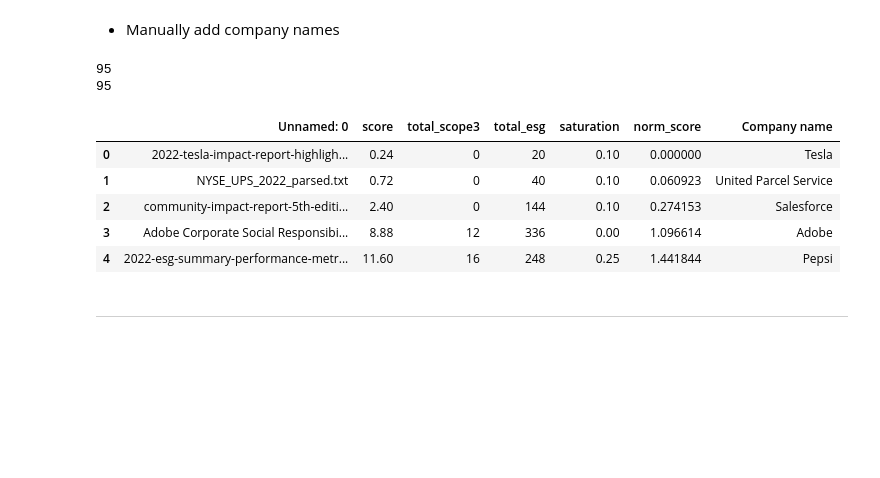
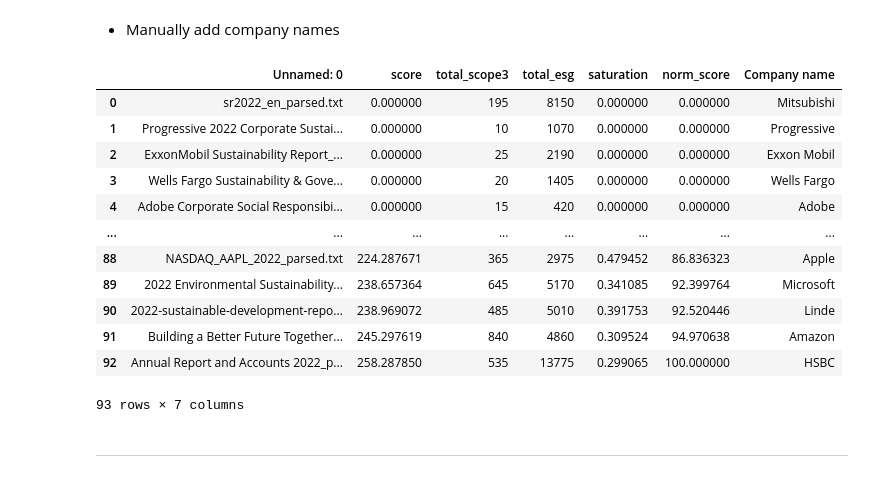
Before and after one commit to jbardowski/CS685_final_project, a Jupyter notebook: src/comp_scores/correlate_newsweek.ipynb, the cells around one changed output. Saved outputs shown, nothing was run; the diff lists cells and outputs as text; code cells hidden in the pictures; blank space fills up the shorter version.

```diff
--- a/src/comp_scores/correlate_newsweek.ipynb
+++ b/src/comp_scores/correlate_newsweek.ipynb
@@ -51,29 +66,35 @@ odf = pd.read_csv('../report_prediction/final_scores.csv', index_col=None)
 # for c in nwdf['Company'][400:]:
 #     print(c)
 # %%
-names = [
-    'Tesla', 'United Parcel Service', 'Salesforce', 'Adobe', 'Pepsi', 'Schwab', 'Progressive', 'SAP', 'Bank of America', 'Procter & Gamble', 'BlackRock', 'Novo Nordisk', 'Comcast', 'Wells Fargo', 'Intuit', 'Berkshire Hills Bancorp', 'Oracle', 'Union Pacific', 'Danaher', 'Blackstone', 'Exxon Mobil', 'Abbvie',
-    'Royal Bank of Canada', 'Amgen', 'S&P Global', 'Visa', 'AT&T', 'HDFC Bank', 'Walt Disney', 'JPMorgan Chase', 'Lowes', 'Micron', 'Goldman Sachs', 'Accenture', 'Toyota', 'Stryker', 'Walmart', 'Chevron', 'Honeywell', 'Lam Research', 'Intuitive', 'AstraZeneca', 'ServiceNow',
-    'Google', 'Novartis', 'Citi', 'Raytheon', 'Uber', 'Broadcom', 'UnitedHealth Group', 'ASML', 'Burger King', 'Verizon', 'Netflix', 'Mitsubishi', 'Morgan Stanley', 'McDonalds', 'Coca-Cola', 'Johnson & Johnson', 'Texas Instruments', 'GBT Travel Services', 'Cisco', 'Mastercard', 'Caterpillar',
-    'Qualcomm', 'Home Depot', 'IBM', 'Florida Power Light', 'T-Mobile', 'Eaton Vance', 'Nvidia', 'ConocoPhillips', 'Alibaba', 'Shell', 'Advanced Micro Devices', 'Unilever', 'Pfizer', 'Thermo Fisher Scientific', 'Merck', 'BHP', 'Taiwan Semiconductor', 'Applied Materials', 'TotalEnergies', 'AB InBev', 'General Electric',
-    'Costco', 'Apple', 'Abbott Laboratories', 'Intel', 'Linde', 'HSBC', 'Microsoft', 'Amazon', 'Philip Morris', 'Nike'
-]
-print(len(names))
-print(len(odf.index))
+# names = [
+#     'Tesla', 'United Parcel Service', 'Salesforce', 'Adobe', 'Pepsi', 'Schwab', 'Progressive', 'SAP', 'Bank of America', 'Procter & Gamble', 'BlackRock', 'Novo Nordisk', 'Comcast', 'Wells Fargo', 'Intuit', 'Berkshire Hills Bancorp', 'Oracle', 'Union Pacific', 'Danaher', 'Blackstone', 'Exxon Mobil', 'Abbvie',
+#     'Royal Bank of Canada', 'Amgen', 'S&P Global', 'Visa', 'AT&T', 'HDFC Bank', 'Walt Disney', 'JPMorgan Chase', 'Lowes', 'Micron', 'Goldman Sachs', 'Accenture', 'Toyota', 'Stryker', 'Walmart', 'Chevron', 'Honeywell', 'Lam Research', 'Intuitive', 'AstraZeneca', 'ServiceNow',
+#     'Google', 'Novartis', 'Citi', 'Raytheon', 'Uber', 'Broadcom', 'UnitedHealth Group', 'ASML', 'Burger King', 'Verizon', 'Netflix', 'Mitsubishi', 'Morgan Stanley', 'McDonalds', 'Coca-Cola', 'Johnson & Johnson', 'Texas Instruments', 'GBT Travel Services', 'Cisco', 'Mastercard', 'Caterpillar',
+#     'Qualcomm', 'Home Depot', 'IBM', 'Florida Power Light', 'T-Mobile', 'Eaton Vance', 'Nvidia', 'ConocoPhillips', 'Alibaba', 'Shell', 'Advanced Micro Devices', 'Unilever', 'Pfizer', 'Thermo Fisher Scientific', 'Merck', 'BHP', 'Taiwan Semiconductor', 'Applied Materials', 'TotalEnergies', 'AB InBev', 'General Electric',
+#     'Costco', 'Apple', 'Abbott Laboratories', 'Intel', 'Linde', 'HSBC', 'Microsoft', 'Amazon', 'Philip Morris', 'Nike'
+# ]
+# print(len(names))
+# print(len(odf.index))
+
+fn2N = pd.read_csv("../report_prediction/fname_map.csv").set_index("fname").to_dict('dict')["Company name"]
-# %% [output]
-95
-95
 # %%
-odf['Company name'] = names
+odf['Company name'] = odf["Unnamed: 0"].map(fn2N)
 # %%
-odf.head()
+odf
 # %% [output]
 |  | Unnamed: 0 | score | total_scope3 | total_esg | saturation | norm_score | Company name |
-| 0 | 2022-tesla-impact-report-highligh... | 0.24 | 0 | 20 | 0.10 | 0.000000 | Tesla |
-| 1 | NYSE_UPS_2022_parsed.txt | 0.72 | 0 | 40 | 0.10 | 0.060923 | United Parcel Service |
-| 2 | community-impact-report-5th-editi... | 2.40 | 0 | 144 | 0.10 | 0.274153 | Salesforce |
-| 3 | Adobe Corporate Social Responsibi... | 8.88 | 12 | 336 | 0.00 | 1.096614 | Adobe |
-| 4 | 2022-esg-summary-performance-metr... | 11.60 | 16 | 248 | 0.25 | 1.441844 | Pepsi |
+| 0 | sr2022_en_parsed.txt | 0.000000 | 195 | 8150 | 0.000000 | 0.000000 | Mitsubishi |
+| 1 | Progressive 2022 Corporate Sustai... | 0.000000 | 10 | 1070 | 0.000000 | 0.000000 | Progressive |
+| 2 | ExxonMobil Sustainability Report_... | 0.000000 | 25 | 2190 | 0.000000 | 0.000000 | Exxon Mobil |
+| 3 | Wells Fargo Sustainability & Gove... | 0.000000 | 20 | 1405 | 0.000000 | 0.000000 | Wells Fargo |
+| 4 | Adobe Corporate Social Responsibi... | 0.000000 | 15 | 420 | 0.000000 | 0.000000 | Adobe |
+| ... | ... | ... | ... | ... | ... | ... | ... |
+| 88 | NASDAQ_AAPL_2022_parsed.txt | 224.287671 | 365 | 2975 | 0.479452 | 86.836323 | Apple |
+| 89 | 2022 Environmental Sustainability... | 238.657364 | 645 | 5170 | 0.341085 | 92.399764 | Microsoft |
+| 90 | 2022-sustainable-development-repo... | 238.969072 | 485 | 5010 | 0.391753 | 92.520446 | Linde |
+| 91 | Building a Better Future Together... | 245.297619 | 840 | 4860 | 0.309524 | 94.970638 | Amazon |
+| 92 | Annual Report and Accounts 2022_p... | 258.287850 | 535 | 13775 | 0.299065 | 100.000000 | HSBC |
+93 rows × 7 columns
 # %% [markdown]
 ---
 # %% [markdown]
```
Also changed, not shown: parts of 6 cells of this notebook, 12 other files.
